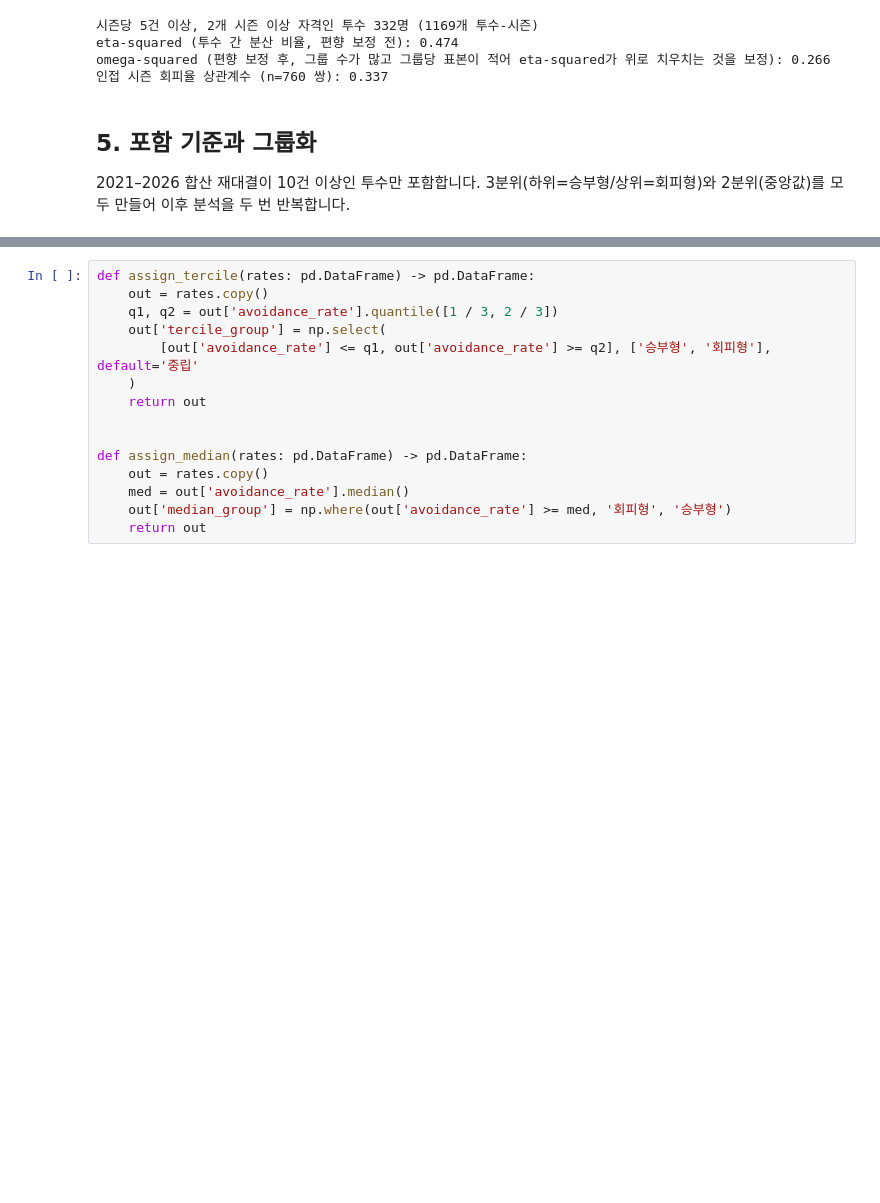
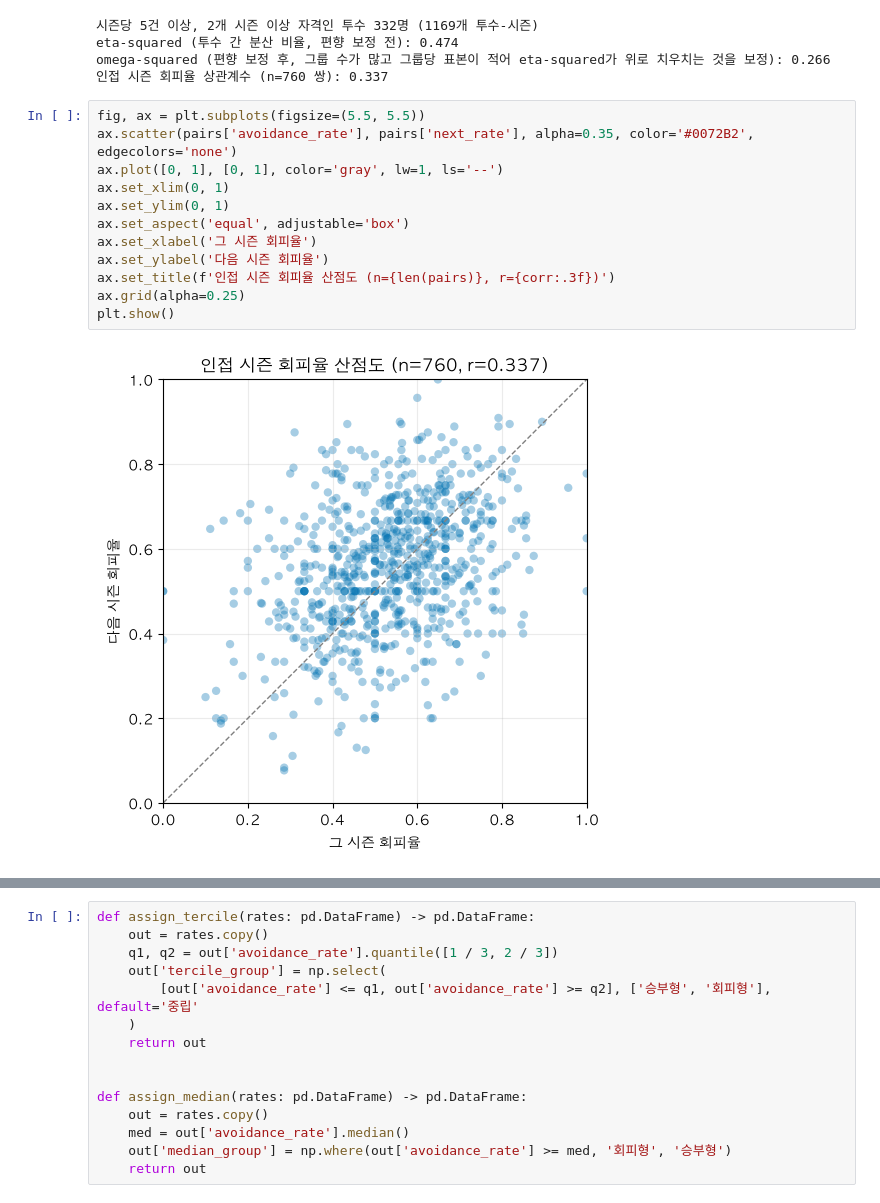
Before and after one commit to DongYun22/9th-first-project-baseball-2, a Jupyter notebook: notebooks/03_DY_run_value_gbm_pitcher_tendency.ipynb, the cells around one changed output, grey strips where cells are left out. Drawn from its saved outputs; the diff is of its cells as text; blank space fills up the shorter version.

```diff
--- a/notebooks/03_DY_run_value_gbm_pitcher_tendency.ipynb
+++ b/notebooks/03_DY_run_value_gbm_pitcher_tendency.ipynb
@@ -244,8 +248,17 @@ print(f'인접 시즌 회피율 상관계수 (n={len(pairs)} 쌍): {corr:.3f}')
 eta-squared (투수 간 분산 비율, 편향 보정 전): 0.474
 omega-squared (편향 보정 후, 그룹 수가 많고 그룹당 표본이 적어 eta-squared가 위로 치우치는 것을 보정): 0.266
 인접 시즌 회피율 상관계수 (n=760 쌍): 0.337
-# %% [markdown]
-## 5. 포함 기준과 그룹화
-
-2021–2026 합산 재대결이 10건 이상인 투수만 포함합니다. 3분위(하위=승부형/상위=회피형)와
-2분위(중앙값)를 모두 만들어 이후 분석을 두 번 반복합니다.
+# %%
+fig, ax = plt.subplots(figsize=(5.5, 5.5))
+ax.scatter(pairs['avoidance_rate'], pairs['next_rate'], alpha=0.35, color='#0072B2', edgecolors='none')
+ax.plot([0, 1], [0, 1], color='gray', lw=1, ls='--')
+ax.set_xlim(0, 1)
+ax.set_ylim(0, 1)
+ax.set_aspect('equal', adjustable='box')
+ax.set_xlabel('그 시즌 회피율')
+ax.set_ylabel('다음 시즌 회피율')
+ax.set_title(f'인접 시즌 회피율 산점도 (n={len(pairs)}, r={corr:.3f})')
+ax.grid(alpha=0.25)
+plt.show()
+# %% [output]
+[figure, added]
```
Also changed, not shown: parts of 9 cells of this notebook.
